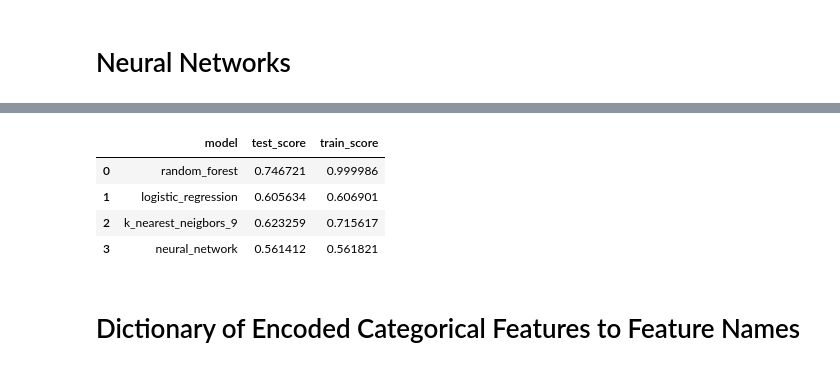
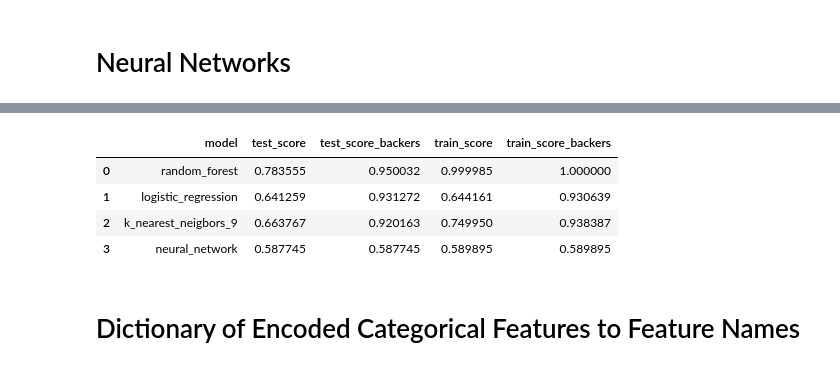
Before and after one commit to dmarrinan/Kickstarter-Analysis, a Jupyter notebook: machine_learning_modeling.ipynb, the cells around one changed output, grey strips where cells are left out. Saved outputs shown, nothing was run; the diff lists cells and outputs as text; code cells hidden in the pictures.

```diff
--- a/machine_learning_modeling.ipynb
+++ b/machine_learning_modeling.ipynb
@@ -274,7 +313,9 @@ plt.show()
 # %%
 results_df = results_df.append({"model":"k_nearest_neigbors_9",
                                 "train_score":train_scores[3],
-                                "test_score":test_scores[3]},
+                                "test_score":test_scores[3],
+                                "train_score_backers":train_backers_scores[3],
+                                "test_score_backers":test_backers_scores[3]},
                                ignore_index=True)
 results_df
 # %% [output]
@@ -302,6 +343,7 @@ results_df
 # Neural Networks
 # %%
 X_train, X_test, y_cat_train, y_cat_test = train_test_split(X, y_categorical, random_state=42)
+X_backers_train, X_backers_test, y_backers_cat_train, y_backers_cat_test = train_test_split(X_backers, y_categorical, random_state=42)
 # %%
 from keras.models import Sequential
 from keras.layers import Dense
@@ -309,7 +351,7 @@ from keras.layers import Dense
 model = Sequential()
 model.add(Dense(units=100, activation='relu', input_dim=17))
 model.add(Dense(units=300, activation='relu'))
-model.add(Dense(units=3,activation="softmax"))
+model.add(Dense(units=2,activation="softmax"))
 
 model.compile(optimizer='adam',
              loss='mean_squared_error',
@@ -318,7 +360,7 @@ model.compile(optimizer='adam',
 model.fit(
     X_train,
     y_cat_train,
-    epochs=10,
+    epochs=5,
     shuffle=True,
     verbose=2
 )
@@ -346 +378,18 @@ Epoch 10/10
 <keras.callbacks.History at 0x...>
+# %%
+model_backers = Sequential()
+model_backers.add(Dense(units=100, activation='relu', input_dim=18))
+model_backers.add(Dense(units=300, activation='relu'))
+model_backers.add(Dense(units=2,activation="softmax"))
+
+model_backers.compile(optimizer='adam',
+             loss='mean_squared_error',
+             metrics=['accuracy'])
+
+model_backers.fit(
+    X_backers_train,
+    y_backers_cat_train,
+    epochs=5,
+    shuffle=True,
+    verbose=2
+)
@@ -347,18 +408,23 @@ Epoch 10/10
 # %%
 model_loss, nn_train_score = model.evaluate(X_train, y_cat_train, verbose=2)
 model_loss, nn_test_score = model.evaluate(X_test, y_cat_test, verbose=2)
+model_loss, nn_backers_train_score = model_backers.evaluate(X_backers_train, y_backers_cat_train, verbose=2)
+model_loss, nn_backers_test_score = model_backers.evaluate(X_backers_test, y_backers_cat_test, verbose=2)
+
 
 results_df = results_df.append({"model":"neural_network",
                                 "train_score":nn_train_score,
-                                "test_score":nn_test_score},
+                                "test_score":nn_test_score,
+                                "train_score_backers":nn_backers_train_score,
+                                "test_score_backers":nn_backers_test_score},
                                ignore_index=True)
 results_df
 # %% [output]
-|  | model | test_score | train_score |
-| 0 | random_forest | 0.746721 | 0.999986 |
-| 1 | logistic_regression | 0.605634 | 0.606901 |
-| 2 | k_nearest_neigbors_9 | 0.623259 | 0.715617 |
-| 3 | neural_network | 0.561412 | 0.561821 |
+|  | model | test_score | test_score_backers | train_score | train_score_backers |
+| 0 | random_forest | 0.783555 | 0.950032 | 0.999985 | 1.000000 |
+| 1 | logistic_regression | 0.641259 | 0.931272 | 0.644161 | 0.930639 |
+| 2 | k_nearest_neigbors_9 | 0.663767 | 0.920163 | 0.749950 | 0.938387 |
+| 3 | neural_network | 0.587745 | 0.587745 | 0.589895 | 0.589895 |
 # %% [markdown]
 # Dictionary of Encoded Categorical Features to Feature Names
 # %%
```
Also changed, not shown: parts of 29 cells of this notebook.
